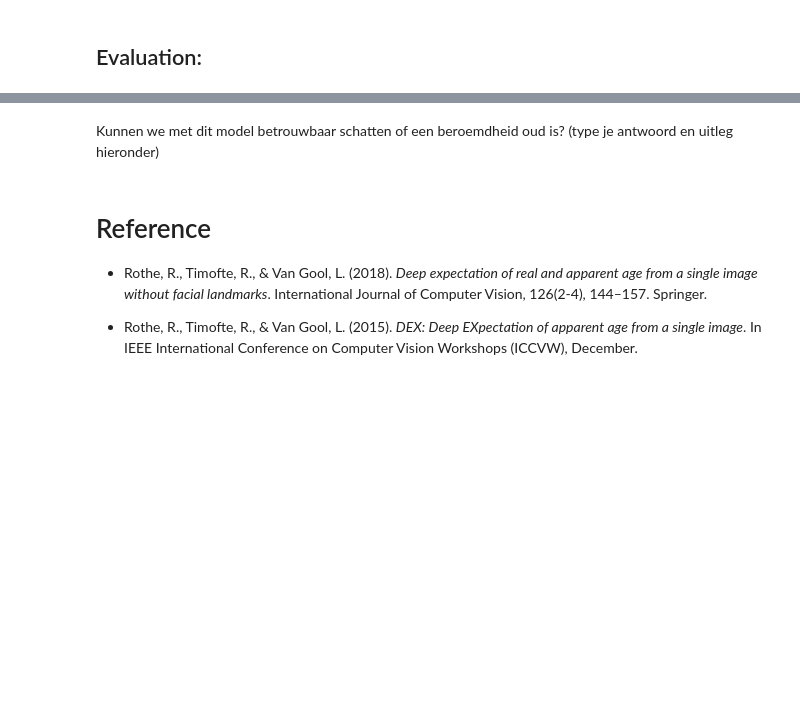
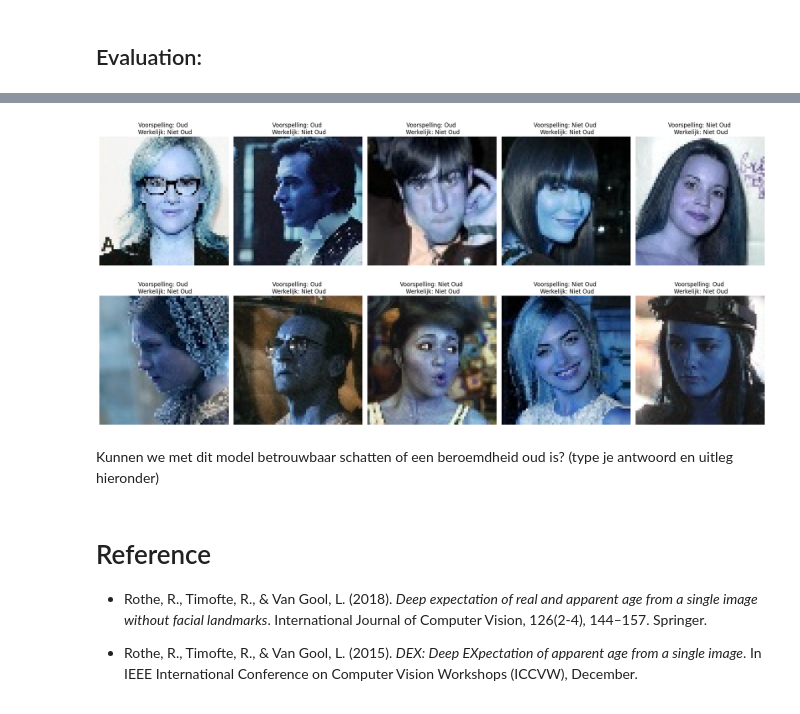
Before and after one commit to EsmeeK1/MachineLearning, a Jupyter notebook: thema's/neurale_netwerken/Old or not (studenten).ipynb, the cells around one changed output, grey strips where cells are left out. Saved outputs shown, nothing was run; the diff lists cells and outputs as text; code cells hidden in the pictures; blank space fills up the shorter version.

```diff
--- a/thema's/neurale_netwerken/Old or not (studenten).ipynb
+++ b/thema's/neurale_netwerken/Old or not (studenten).ipynb
@@ -625,0 +746,23 @@ Deze code voert de volgende taken uit:
+# %%
+# Voorspellingen maken op de testset
+test_predictions = model1.predict(test_images)
+test_predictions = np.round(test_predictions)  # Rond de voorspellingen af naar 0 of 1
+
+# Labels aanmaken voor visualisatie (0 = Niet Oud, 1 = Oud)
+label_dict = {0: 'Niet Oud', 1: 'Oud'}
+
+# Aantal afbeeldingen om te tonen
+num_images_to_show = 10
+
+# Plot een aantal testafbeeldingen samen met hun voorspellingen en werkelijke labels
+plt.figure(figsize=(20, 10))
+for i in range(num_images_to_show):
+    plt.subplot(2, 5, i + 1)  # 2 rijen, 5 kolommen
+    plt.imshow(test_images[i])
+    plt.title(f"Voorspelling: {label_dict[int(test_predictions[i][0])]} \n Werkelijk: {label_dict[int(test_labels[i])]}",
+              fontsize=12)
+    plt.axis('off')  # Verberg assen
+
+plt.tight_layout()
+plt.show()
+# %% [output]
@@ -626,3 +770,4 @@ Deze code voert de volgende taken uit:
+[figure, added]
 # %%
 # plot de accuracy en validated accuracy, toon de confusion matrix,
 # en toon de een aantal afbeeldingen inclusief of ze volgens het model wel of niet oud zijn,
```
Also changed, not shown: parts of 15 cells of this notebook.
